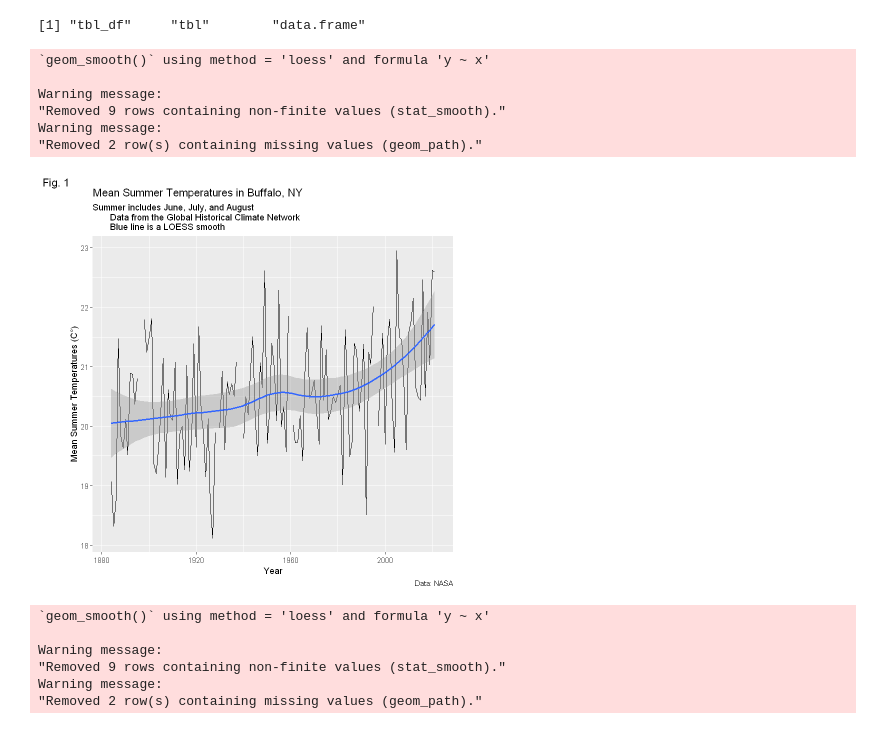
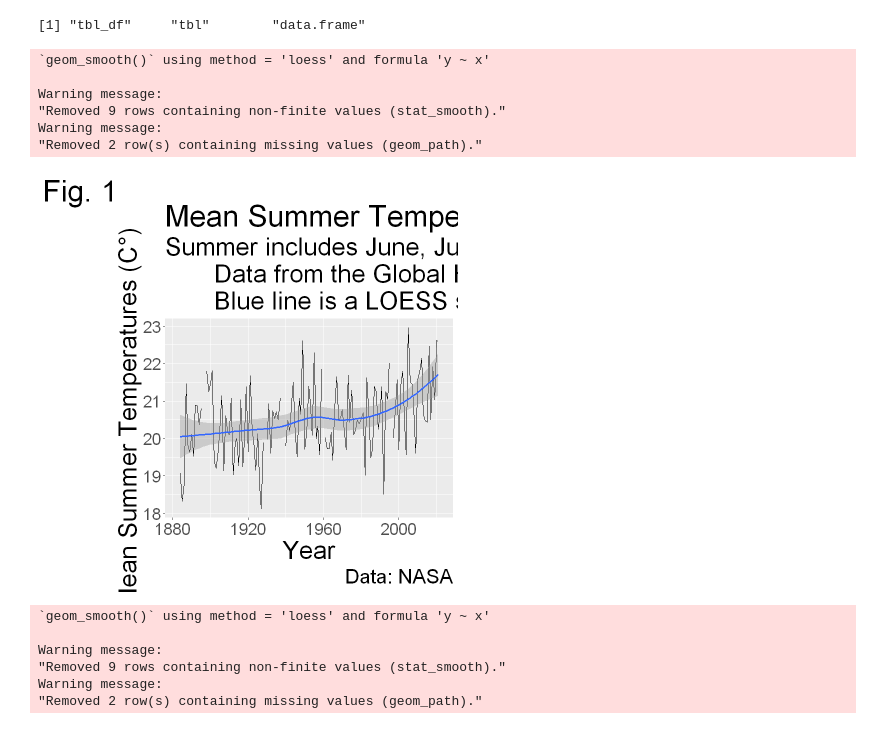
Before and after one commit to yzhao72/SUNY-Buffalo-GEO511-SDS, a Jupyter notebook: Week2/CS_02.ipynb, the cells around one changed output. Saved outputs shown, nothing was run; the diff lists cells and outputs as text; code cells hidden in the pictures.

```diff
--- a/Week2/CS_02.ipynb
+++ b/Week2/CS_02.ipynb
@@ -87,21 +77,21 @@ JJA_years = cbind(years,JJA_mean)
 # %%
 library(ggplot2)
 
 ggplot(data = JJA_years, mapping = aes(x = YEAR, y = row_mean, group = 1)) + geom_line() + geom_smooth() + labs(x = "Year", y = "Mean Summer Temperatures (C°)",
        title = "Mean Summer Temperatures in Buffalo, NY", #添加主标题
        subtitle = "Summer includes June, July, and August
        Data from the Global Historical Climate Network
        Blue line is a LOESS smooth", #添加次标题
        caption = "Data: NASA",#下备注
-       tag = "Fig. 1") #上备注
+       tag = "Fig. 1") + theme(axis.text.x = element_text(size = 20),axis.text.y = element_text(size = 20),title = element_text(size = 30))
 # %% [output]
 `geom_smooth()` using method = 'loess' and formula 'y ~ x'
 
 Warning message:
 "Removed 9 rows containing non-finite values (stat_smooth)."
 Warning message:
 "Removed 2 row(s) containing missing values (geom_path)."
-[figure, old version]
+[figure, new version]
 # %%
 ggsave(
   filename = "Mean Summer Temperatures in Buffalo.png", # 保存的文件名称。通过后缀来决定生成什么格式的图片
```
Also changed, not shown: parts of 4 cells of this notebook, 4 other files.
